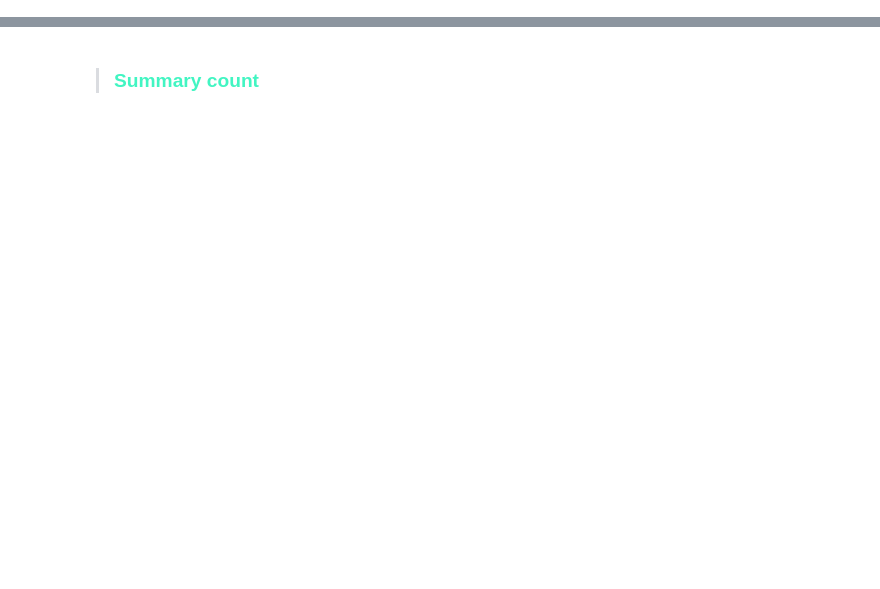
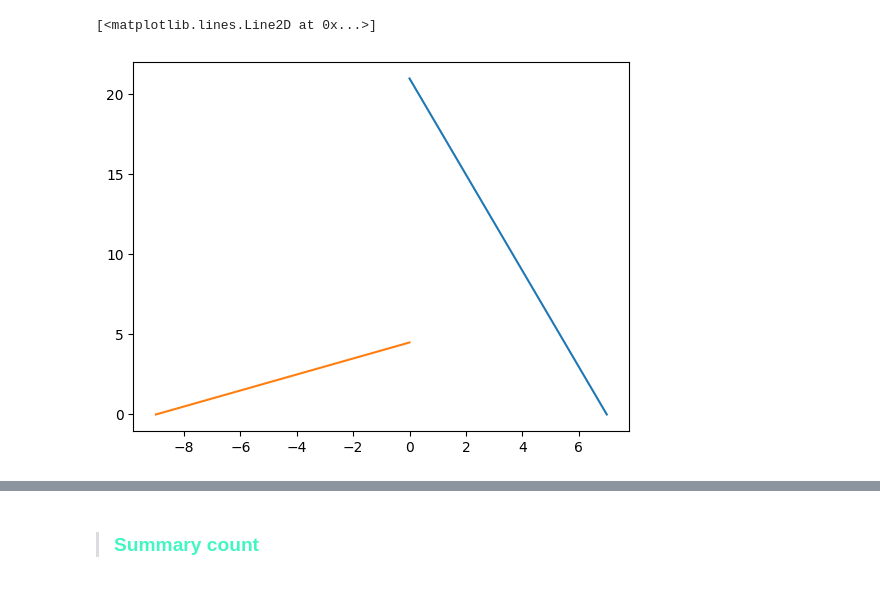
Before and after one commit to sineshawl/REDCap_Backup, a Jupyter notebook: main.ipynb, the cells around one changed output, grey strips where cells are left out. Drawn from its saved outputs; the diff is of its cells as text; code cells hidden in the pictures; blank space fills up the shorter version.

```diff
--- a/main.ipynb
+++ b/main.ipynb
@@ -1,2 +179,10 @@
+# %%
+import matplotlib.pyplot as plt
+
+plt.plot([7,0], [0, 21])
+plt.plot([-9,0], [0, 4.5])
+# %% [output]
+[<matplotlib.lines.Line2D at 0x...>]
+[figure, added]
 # %%
 import json
```
Also changed, not shown: parts of 24 cells of this notebook, 4 other files.
